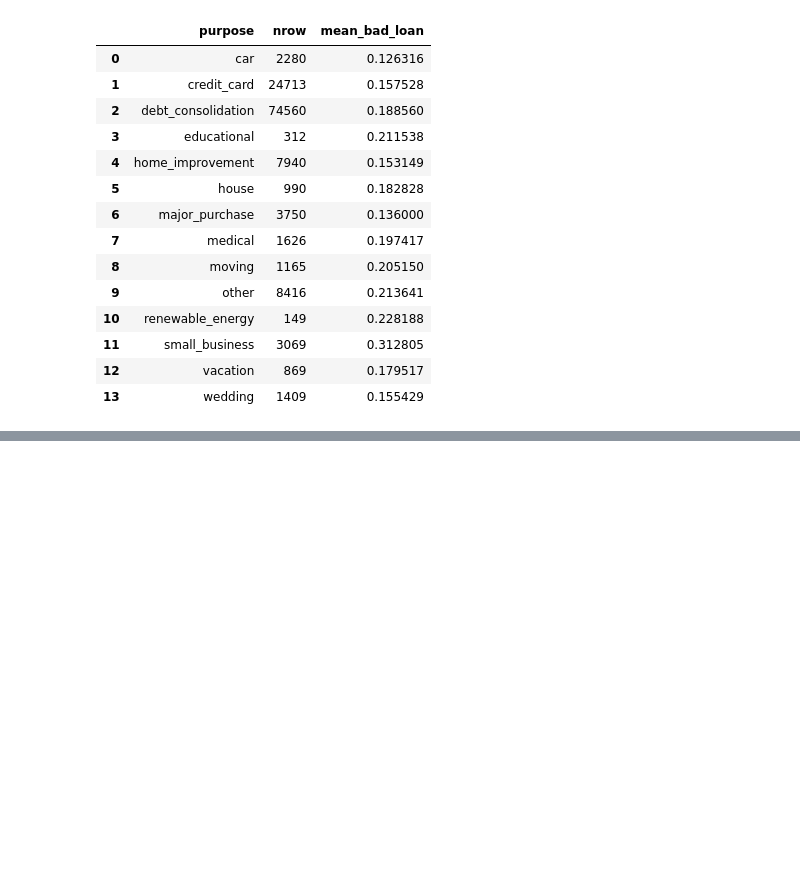
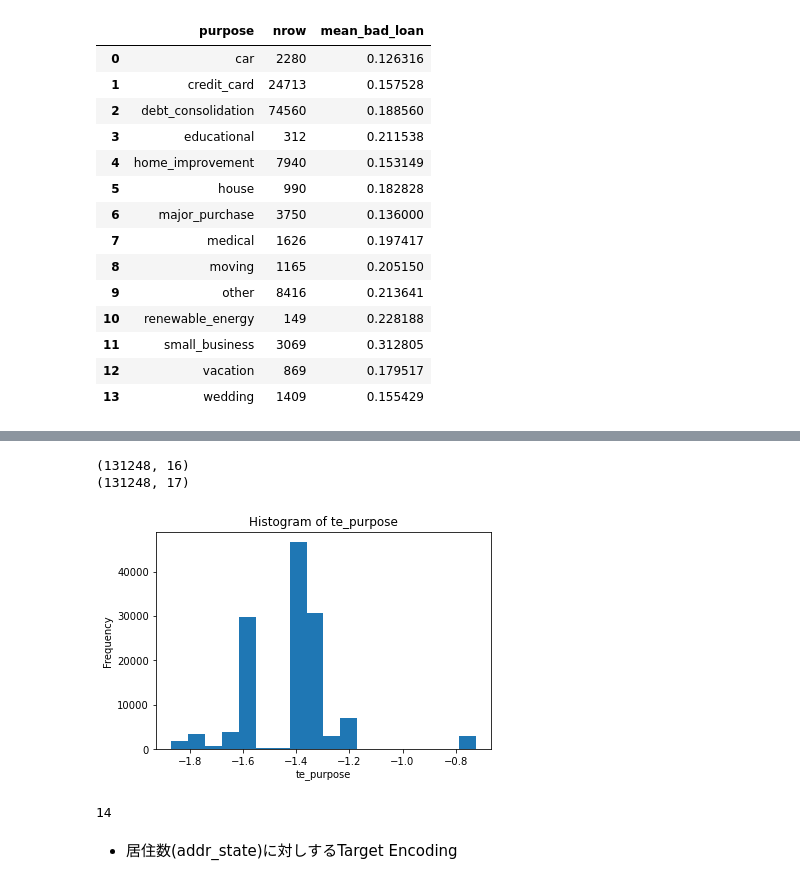
Before and after one commit to yukismd/H2O_3_Tutorial, a Jupyter notebook: python_api/Feature_Engineering_Deep_Dive.ipynb, the cells around one changed output, grey strips where cells are left out. Saved outputs shown, nothing was run; the diff lists cells and outputs as text; code cells hidden in the pictures; blank space fills up the shorter version.

Commit message:
update feature engineering tutorial

```diff
--- a/python_api/Feature_Engineering_Deep_Dive.ipynb
+++ b/python_api/Feature_Engineering_Deep_Dive.ipynb
@@ -605,0 +603,19 @@ te_purpose
+# %%
+#> Target Encode済みのカラムをtrainへマージ
+print( train.shape )
+train = train.merge(te_purpose, all_x=True)
+print( train.shape )
+# %% [output]
+(131248, 16)
+(131248, 17)
+# %%
+train["te_purpose"].hist()
+# %% [output]
+[figure, added]
+# %%
+#> Feature Engineeringを加えた変数のリストtransformedへ、te_purposeを追加し、purposeを削除
+transformed.remove("purpose")
+transformed.append("te_purpose")
+len(transformed)
+# %% [output]
+14
@@ -605,0 +624,2 @@ te_purpose
+# %% [markdown]
+- 居住数(addr_state)に対しするTarget Encoding
```
Also changed, not shown: parts of 17 cells of this notebook.
